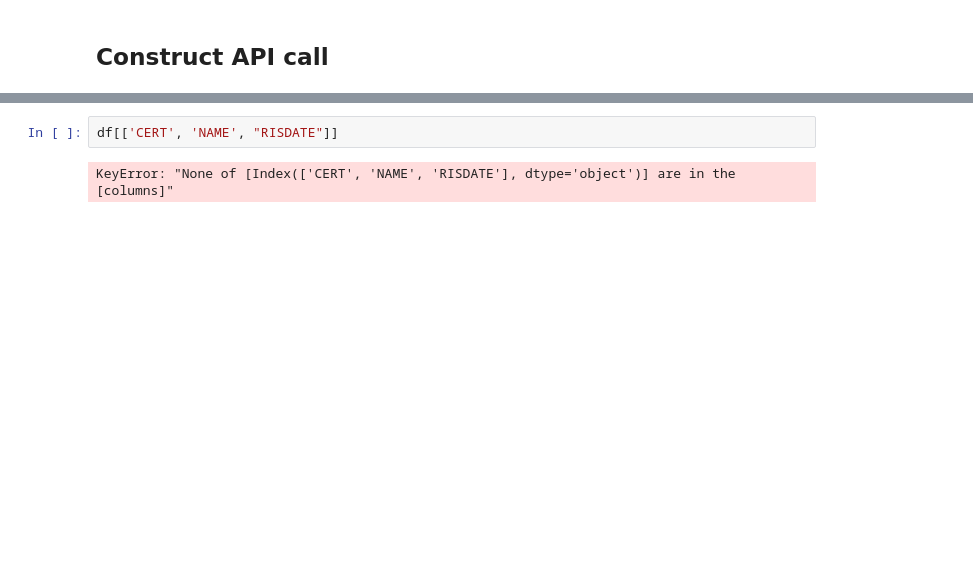
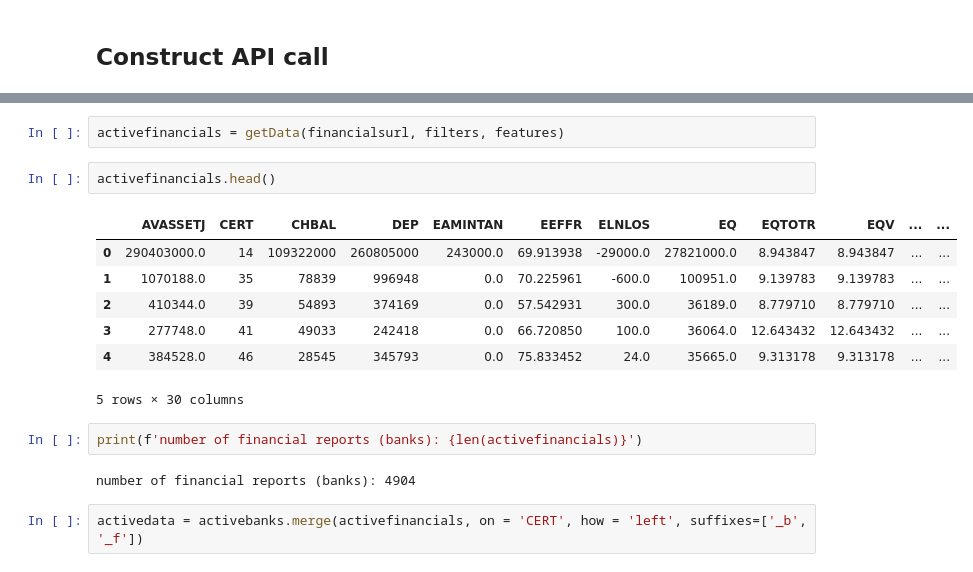
Before and after one commit to joeyio/bank-sentinel, a Jupyter notebook: extract.ipynb, the cells around one changed output, grey strips where cells are left out. Saved outputs shown, nothing was run; the diff lists cells and outputs as text; blank space fills up the shorter version.

```diff
--- a/extract.ipynb
+++ b/extract.ipynb
@@ -110,4 +106,18 @@ df
-# %%
-df[['CERT', 'NAME', "RISDATE"]]
-# %% [output]
-KeyError: "None of [Index(['CERT', 'NAME', 'RISDATE'], dtype='object')] are in the [columns]"
+# %%
+activefinancials = getData(financialsurl, filters, features)
+# %%
+activefinancials.head()
+# %% [output]
+|  | AVASSETJ | CERT | CHBAL | DEP | EAMINTAN | EEFFR | ELNLOS | EQ | EQTOTR | EQV | ... | ... |
+| 0 | 290403000.0 | 14 | 109322000 | 260805000 | 243000.0 | 69.913938 | -29000.0 | 27821000.0 | 8.943847 | 8.943847 | ... | ... |
+| 1 | 1070188.0 | 35 | 78839 | 996948 | 0.0 | 70.225961 | -600.0 | 100951.0 | 9.139783 | 9.139783 | ... | ... |
+| 2 | 410344.0 | 39 | 54893 | 374169 | 0.0 | 57.542931 | 300.0 | 36189.0 | 8.779710 | 8.779710 | ... | ... |
+| 3 | 277748.0 | 41 | 49033 | 242418 | 0.0 | 66.720850 | 100.0 | 36064.0 | 12.643432 | 12.643432 | ... | ... |
+| 4 | 384528.0 | 46 | 28545 | 345793 | 0.0 | 75.833452 | 24.0 | 35665.0 | 9.313178 | 9.313178 | ... | ... |
+5 rows × 30 columns
+# %%
+print(f'number of financial reports (banks): {len(activefinancials)}')
+# %% [output]
+number of financial reports (banks): 4904
+# %%
+activedata = activebanks.merge(activefinancials, on = 'CERT', how = 'left', suffixes=['_b', '_f'])
```
Also changed, not shown: parts of 16 cells of this notebook.
